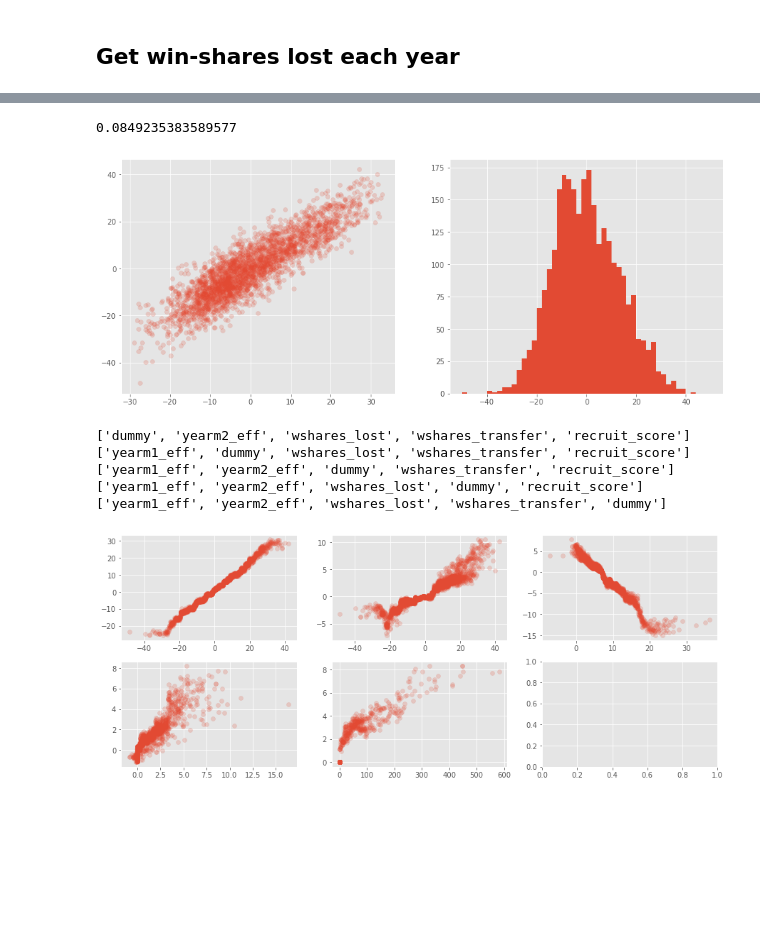
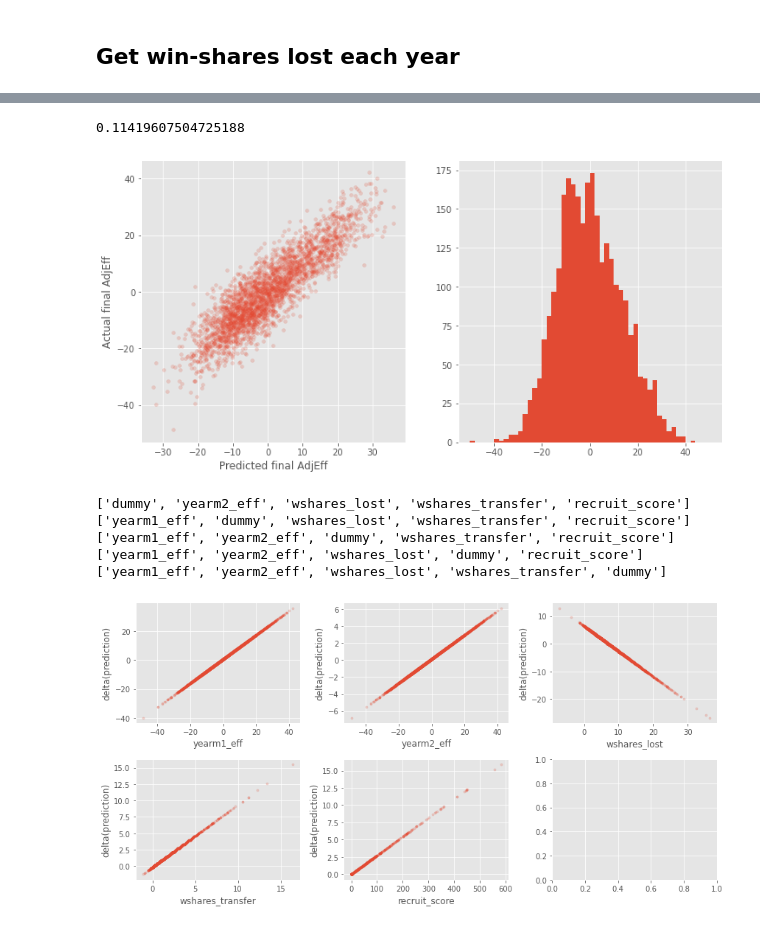
Before and after one commit to bjmarsh/WatchCBB, a Jupyter notebook: notebooks/preseason_prediction.ipynb, the cells around one changed output, grey strips where cells are left out. Saved outputs shown, nothing was run; the diff lists cells and outputs as text; code cells hidden in the pictures; blank space fills up the shorter version.

Commit message:
improving preseason prediction workflow

```diff
--- a/notebooks/preseason_prediction.ipynb
+++ b/notebooks/preseason_prediction.ipynb
@@ -122,7 +130,7 @@ season_stats_dict[2018]['purdue']['rsci_recruit_points']
 # %% [markdown]
 ## Get win-shares lost each year
 # %%
-for year in season_stats_df.year.unique():
+for year in years:
     if year-1 not in season_stats_dict:
         continue
     for tid in season_stats_dict[year]:
@@ -159,16 +167,14 @@ for year in season_stats_df.year.unique():
         season_stats_dict[year][tid]["wshares_lost"] = wshares_lost
         season_stats_dict[year][tid]["wshares_return"] = wshares_return
         season_stats_dict[year][tid]["wshares_transfer"] = wshares_transfer
-
-# season_stats_dict[2020]['purdue']
 # %%
 year_start = season_stats_df.year.min() + 2
 data = defaultdict(list)
-for year in range(year_start, season_stats_df.year.max()+1):
+for year in range(year_start, max(years)+1):
     for tid in season_stats_dict[year]:
         data['year'].append(year)
         data['tid'].append(tid)
-        data['final_eff'].append(season_stats_dict[year][tid]["Tneteff"])
+        data['final_eff'].append(season_stats_dict[year][tid].get("Tneteff", None))
         data['yearm1_eff'].append(season_stats_dict[year-1].get(tid,{}).get("Tneteff",None))
         if tid in season_stats_dict[year-2]:
             data['yearm2_eff'].append(season_stats_dict[year-2][tid].get("Tneteff",None))
@@ -215,5 +226,5 @@ fig, axs = plt.subplots(2, 2, figsize=(12,12))
 axs = axs.flatten()
 dfr = df[['final_eff','yearm1_eff','wshares_lost','wshares_transfer','wshares_return','rsci_recruit_points']].dropna()
 for i,col in enumerate(['wshares_lost','wshares_transfer','wshares_return','rsci_recruit_points']):
-    axs[i].scatter(df[col], df.final_eff-df.yearm1_eff, alpha=0.4)
+    axs[i].scatter(df[col], df.final_eff-df.yearm1_eff, s=10, alpha=0.4)
 # %% [output]
@@ -346,11 +358,11 @@ Fitting 3 folds for each of 270 candidates, totalling 810 fits
 # %%
 cols = ['yearm1_eff','yearm2_eff','wshares_lost','wshares_transfer','recruit_score']
-# MODEL = LinearRegression()
-MODEL = XGBRegressor(learning_rate=0.05, max_depth=2, min_child_weight=15,
-                     subsample=0.5, n_estimators=250, objective='reg:squarederror')
+MODEL = LinearRegression()
+# MODEL = XGBRegressor(learning_rate=0.05, max_depth=2, min_child_weight=15,
+#                      subsample=0.5, n_estimators=250, objective='reg:squarederror')
 preds = []
 for year in df.year.unique():
-    train_years = sorted(set(df.year.unique())-set([year]))
+    train_years = sorted(set(df.year.unique())-set([year, PREDICT_YEAR]))
     valid_years = [year]
     X_train = df.loc[df.year.isin(train_years)][cols]
     y_train = df.loc[df.year.isin(train_years)].final_eff
@@ -359,17 +371,23 @@ for year in df.year.unique():
     MODEL.fit(X_train.values, y_train)
     preds += MODEL.predict(X_valid.values).tolist()
 df["pred_eff"] = preds
+if isinstance(MODEL, LinearRegression):
+    for i,col in enumerate(cols):
+        df["contrib_"+col] = MODEL.coef_[i] * df[col]
+    df['intercept'] = MODEL.intercept_
 # %%
-fig,axs = plt.subplots(1,2,figsize=(15,6))
-axs[0].scatter(df.pred_eff, df.final_eff, alpha=0.2)
+fig,axs = plt.subplots(1,2,figsize=(12,6))
+axs[0].scatter(df.pred_eff, df.final_eff, alpha=0.2, s=15)
+axs[0].set_xlabel('Predicted final AdjEff')
+axs[0].set_ylabel('Actual final AdjEff')
 # plt.scatter(df.recruit_score, df.final_eff-df.pred_eff, alpha=0.2)
 axs[1].hist(df.final_eff, bins=np.linspace(-50,50,51))
 print(np.mean(df.pred_eff))
 # %% [output]
-0.0849235383589577
+0.11419607504725188
-[figure, old version]
+[figure, new version]
 # %%
-fig,axs = plt.subplots(2,3,figsize=(15,6))
+fig,axs = plt.subplots(2,3,figsize=(12,6))
 axs = axs.flatten()
 for i,c in enumerate(cols):
     df['dummy'] = df[c].median()
@@ -380,12 +398,15 @@ for i,c in enumerate(cols):
     X_mod = df[cols_mod]
     pred = MODEL.predict(X.values)
     pred_mod = MODEL.predict(X_mod.values)
-    axs[i].scatter(df[c], pred-pred_mod, alpha=0.2)
+    axs[i].scatter(df[c], pred-pred_mod, alpha=0.2, s=10)
+    axs[i].set_xlabel(c)
+    axs[i].set_ylabel('delta(prediction)')
+fig.tight_layout()
 # %% [output]
 ['dummy', 'yearm2_eff', 'wshares_lost', 'wshares_transfer', 'recruit_score']
 ['yearm1_eff', 'dummy', 'wshares_lost', 'wshares_transfer', 'recruit_score']
 ['yearm1_eff', 'yearm2_eff', 'dummy', 'wshares_transfer', 'recruit_score']
 ['yearm1_eff', 'yearm2_eff', 'wshares_lost', 'dummy', 'recruit_score']
 ['yearm1_eff', 'yearm2_eff', 'wshares_lost', 'wshares_transfer', 'dummy']
-[figure, old version]
+[figure, new version]
 # %%
```
Also changed, not shown: parts of 15 cells of this notebook, 6 other files.
